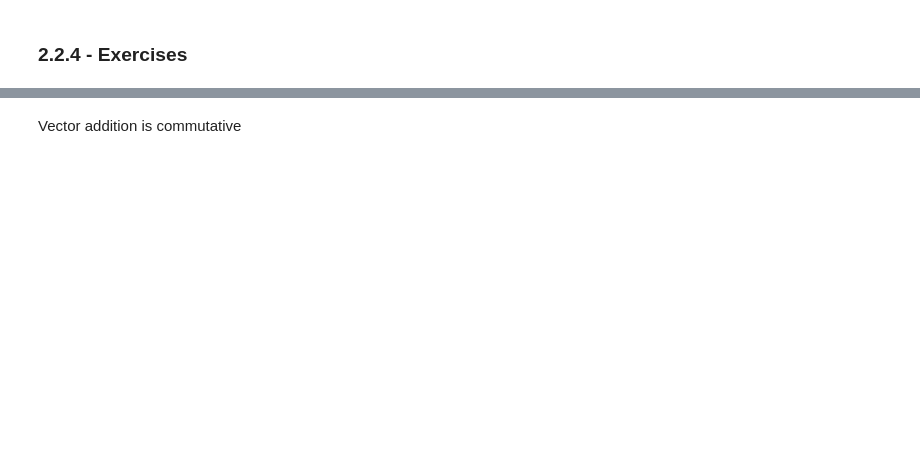
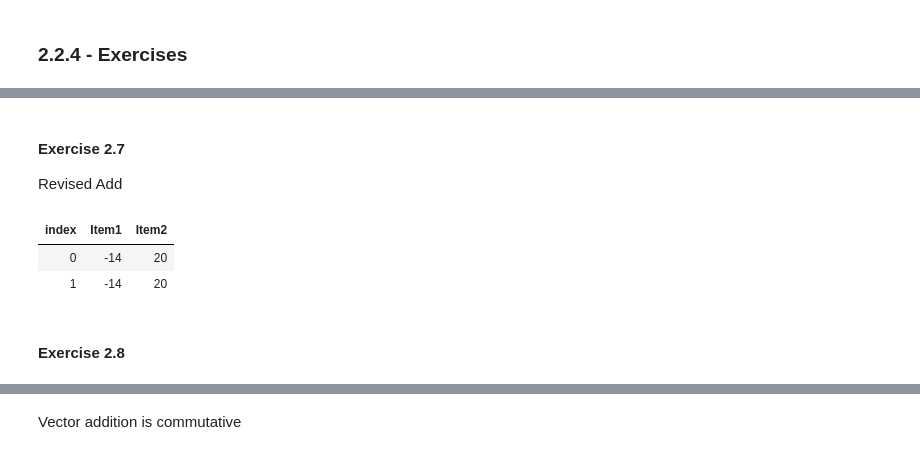
Before and after one commit to GHvW/math-for-programmers-fsharp, a Jupyter notebook: Chapter2.ipynb, the cells around one changed output, grey strips where cells are left out. Cells and saved outputs as stored; diff of their text form; code cells hidden in the pictures; blank space fills up the shorter version.

```diff
--- a/Chapter2.ipynb
+++ b/Chapter2.ipynb
@@ -200,0 +237,3 @@ let addVecs ns =
+# %% [markdown]
+#### Exercise 2.7
+Revised Add
@@ -201,6 +247,13 @@ let addVecs ns =
 # %%
 #!fsharp
-addVecs [(-2.0, 5.0); (-3.0, 4.0); (-1.0, 1.0); (-8.0, 10.0)]
+[| addVecs [(-2.0, 5.0); (-3.0, 4.0); (-1.0, 1.0); (-8.0, 10.0)];
+   addRevised [(-2.0, 5.0); (-3.0, 4.0); (-1.0, 1.0); (-8.0, 10.0)] |]
+# %% [output]
+| index | Item1 | Item2 |
+| 0 | -14 | 20 |
+| 1 | -14 | 20 |
+# %% [markdown]
+#### Exercise 2.8
 # %%
 #!fsharp
 let translate translation vecs =
```
Also changed, not shown: parts of 33 cells of this notebook, 1 other file.
